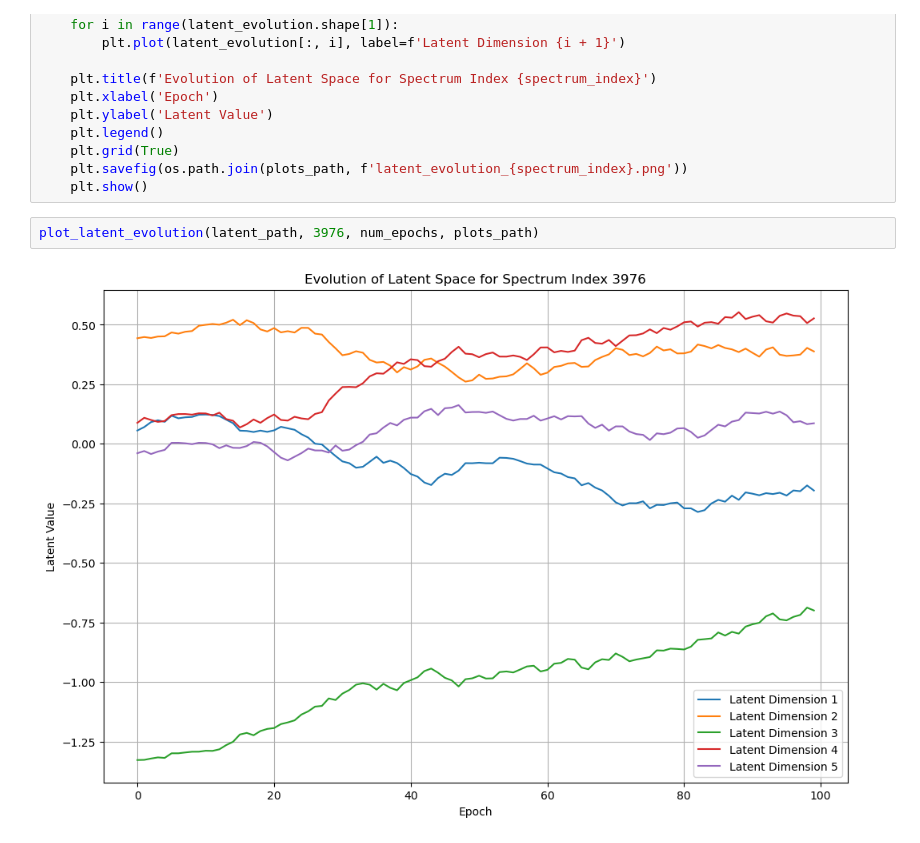
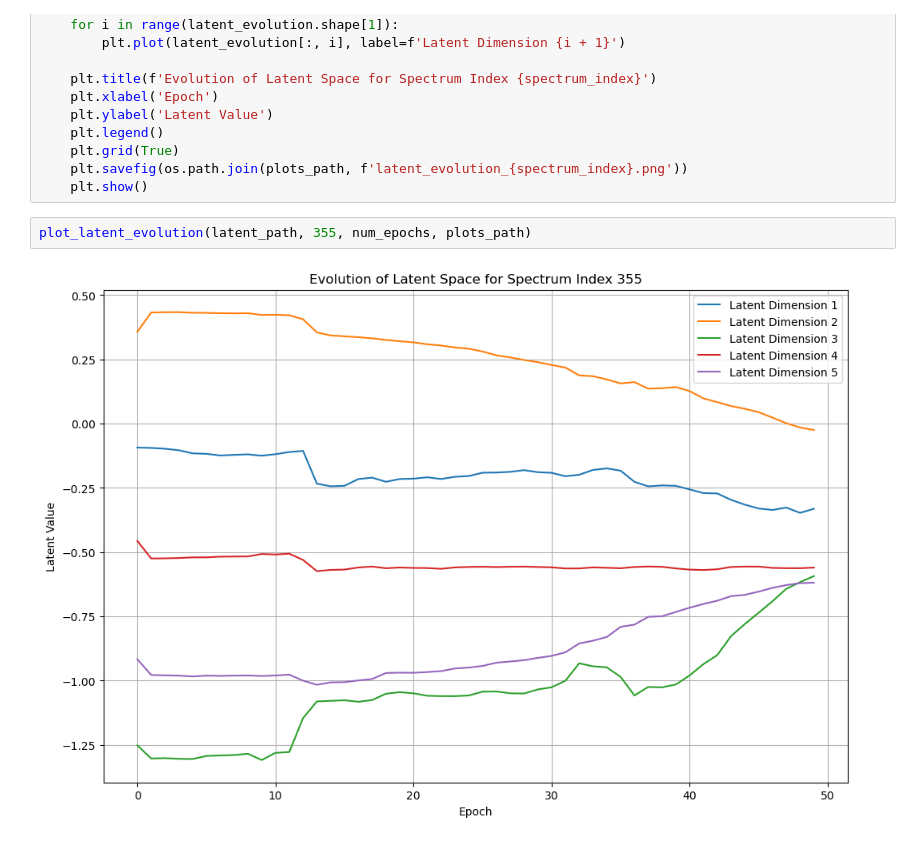
Before and after one commit to amirabezine/DeepSpectra, a Jupyter notebook: src/generate.ipynb, the cells around one changed output. Saved outputs shown, nothing was run; the diff lists cells and outputs as text.

```diff
--- a/src/generate.ipynb
+++ b/src/generate.ipynb
@@ -158,6 +158,6 @@ def plot_latent_evolution(latent_dir, spectrum_index, num_epochs, plots_path):
     plt.savefig(os.path.join(plots_path, f'latent_evolution_{spectrum_index}.png'))
     plt.show()
 # %%
-plot_latent_evolution(latent_path, 3976, num_epochs, plots_path)
+plot_latent_evolution(latent_path, 355, num_epochs, plots_path)
 # %% [output]
-[figure, old version]
+[figure, new version]
```
Also changed, not shown: parts of 1 cell of this notebook, 32 other files.
